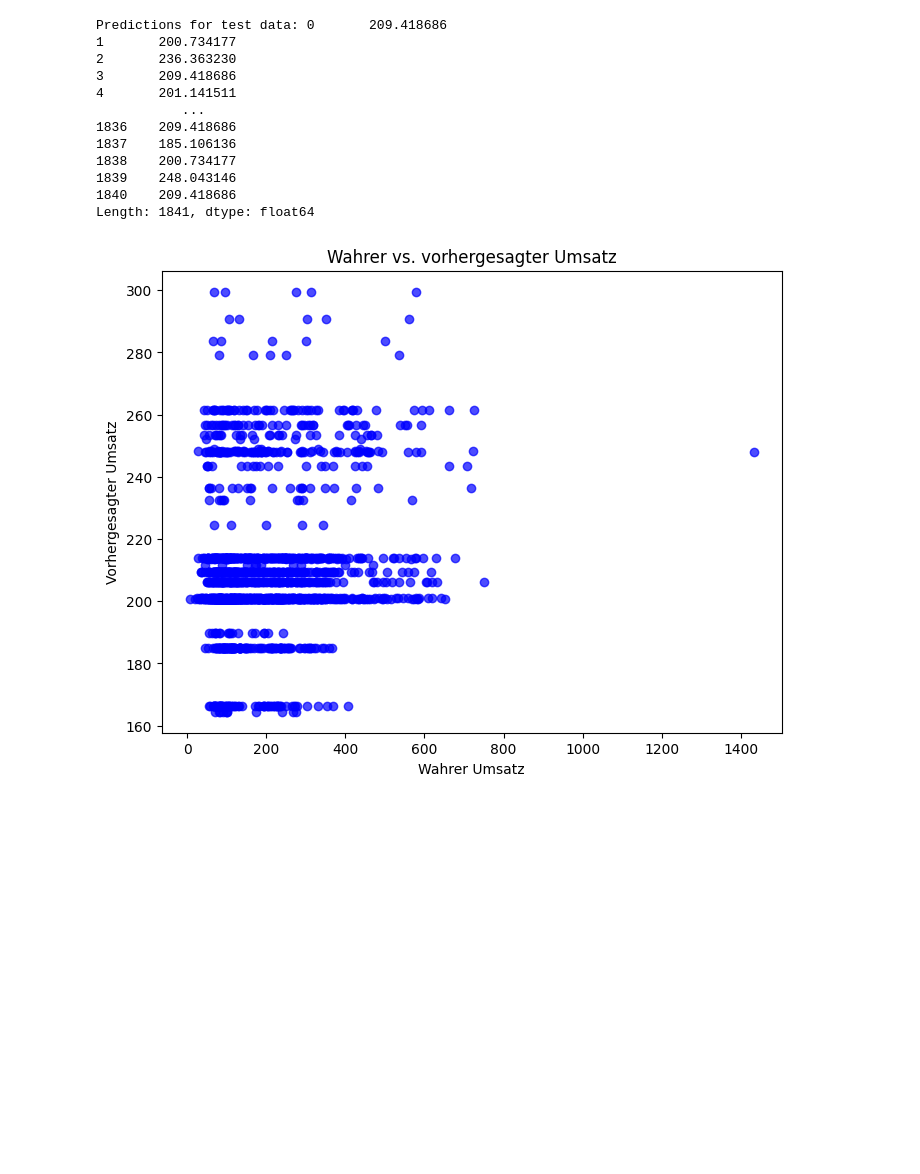
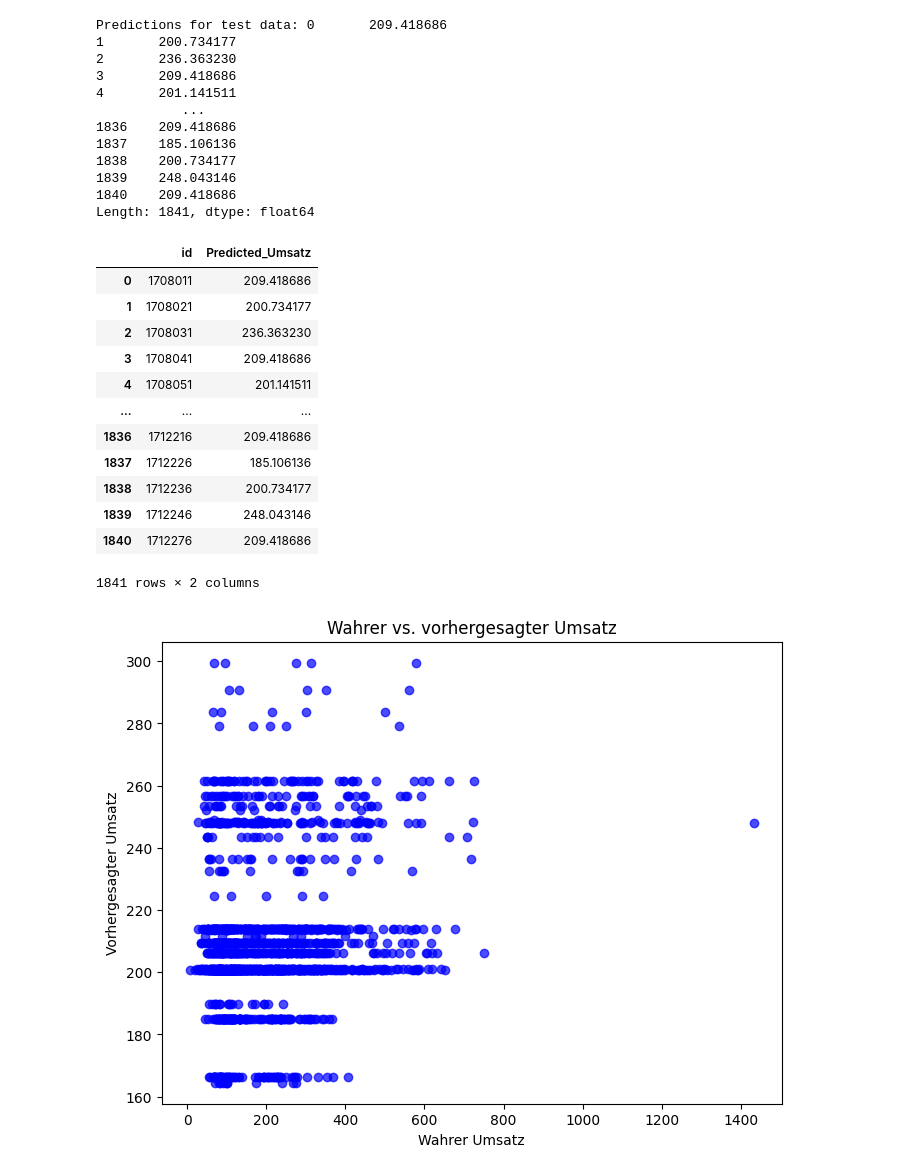
Before and after one commit to Heidikowski/Bakery-Project, a Jupyter notebook: 2_BaselineModel/baseline_model_v2.ipynb, the cells around one changed output. Drawn from its saved outputs; the diff is of its cells as text; code cells hidden in the pictures; blank space fills up the shorter version.

Commit message:
Added code to save predictions for Kaggle submission

```diff
--- a/2_BaselineModel/baseline_model_v2.ipynb
+++ b/2_BaselineModel/baseline_model_v2.ipynb
@@ -219,6 +235,34 @@ Predictions for test data: 0       209.418686
 1839    248.043146
 1840    209.418686
 Length: 1841, dtype: float64
+# %%
+# Add predictions to the test dataframe
+df_umsatz_test['Predicted_Umsatz'] = predictions
+
+# Remove duplicate rows
+df_umsatz_test = df_umsatz_test.drop_duplicates()
+
+# Select only the 'id' and 'Predicted_Umsatz' columns
+df_to_save = df_umsatz_test[['id', 'Predicted_Umsatz']]
+
+# Save the dataframe with predictions to a new CSV file
+df_to_save.to_csv('predicted_umsatz_test.csv', index=False)
+
+df_to_save
+# %% [output]
+|  | id | Predicted_Umsatz |
+| 0 | 1708011 | 209.418686 |
+| 1 | 1708021 | 200.734177 |
+| 2 | 1708031 | 236.363230 |
+| 3 | 1708041 | 209.418686 |
+| 4 | 1708051 | 201.141511 |
+| ... | ... | ... |
+| 1836 | 1712216 | 209.418686 |
+| 1837 | 1712226 | 185.106136 |
+| 1838 | 1712236 | 200.734177 |
+| 1839 | 1712246 | 248.043146 |
+| 1840 | 1712276 | 209.418686 |
+1841 rows × 2 columns
 # %%
 # Scatter plot: Actual vs. Predicted Prices
 plt.figure(figsize=(8, 6))
```
Also changed, not shown: parts of 2 cells of this notebook, 1 other file.
